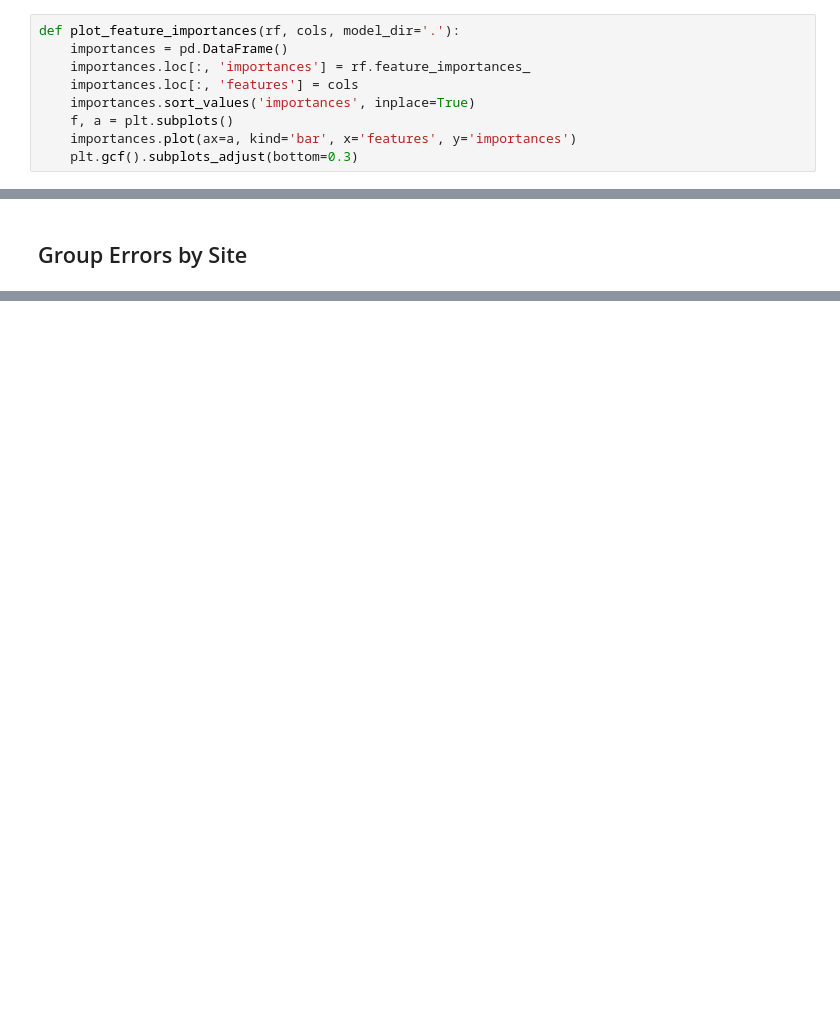
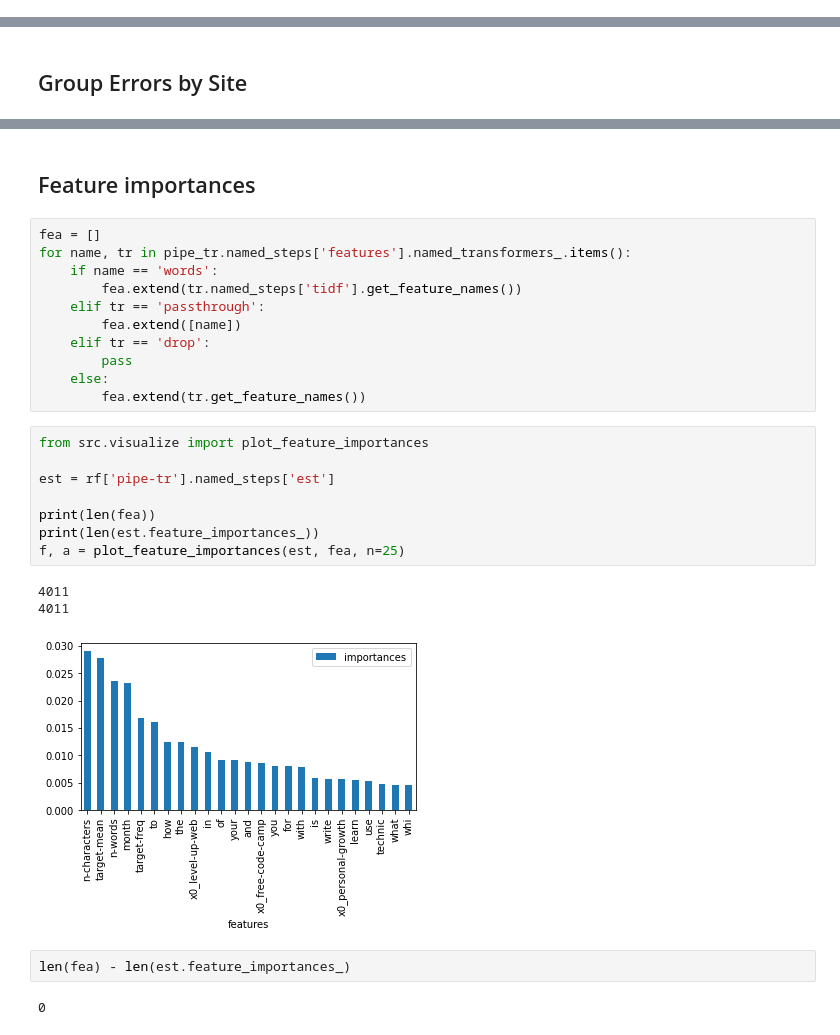
Before and after one commit to ADGEfficiency/hacking-medium-headlines, a Jupyter notebook: notebooks/error-analysis.ipynb, the cells around one changed output, grey strips where cells are left out. Cells and saved outputs as stored; diff of their text form; blank space fills up the shorter version.

```diff
--- a/notebooks/error-analysis.ipynb
+++ b/notebooks/error-analysis.ipynb
@@ -1,10 +1 @@
-# %%
-def plot_feature_importances(rf, cols, model_dir='.'):
-    importances = pd.DataFrame()
-    importances.loc[:, 'importances'] = rf.feature_importances_
-    importances.loc[:, 'features'] = cols
-    importances.sort_values('importances', inplace=True)
-    f, a = plt.subplots()
-    importances.plot(ax=a, kind='bar', x='features', y='importances')
-    plt.gcf().subplots_adjust(bottom=0.3)
 # %%
@@ -52,0 +74,29 @@ site_err.plot(x='binned-class', y='abs-error', kind='scatter')
+# %% [markdown]
+## Feature importances
+# %%
+fea = []
+for name, tr in pipe_tr.named_steps['features'].named_transformers_.items():
+    if name == 'words':
+        fea.extend(tr.named_steps['tidf'].get_feature_names())
+    elif tr == 'passthrough':
+        fea.extend([name])
+    elif tr == 'drop':
+        pass
+    else:
+        fea.extend(tr.get_feature_names())
+# %%
+from src.visualize import plot_feature_importances
+
+est = rf['pipe-tr'].named_steps['est']
+
+print(len(fea))
+print(len(est.feature_importances_))
+f, a = plot_feature_importances(est, fea, n=25)
+# %% [output]
+4011
+4011
+[figure, added]
+# %%
+len(fea) - len(est.feature_importances_)
+# %% [output]
+0
```
Also changed, not shown: parts of 7 cells of this notebook, 9 other files.
